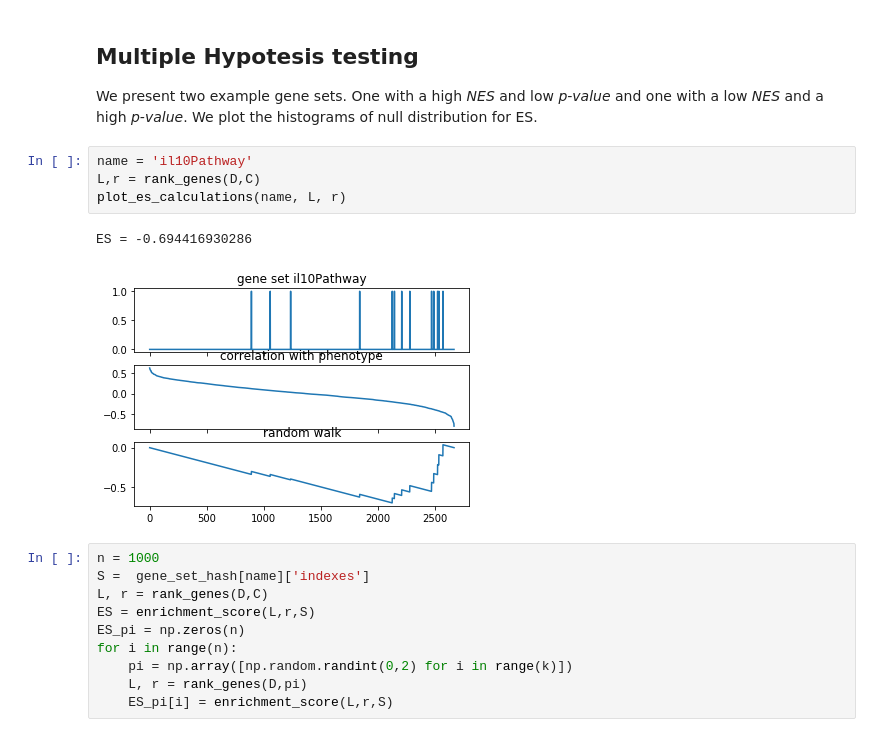
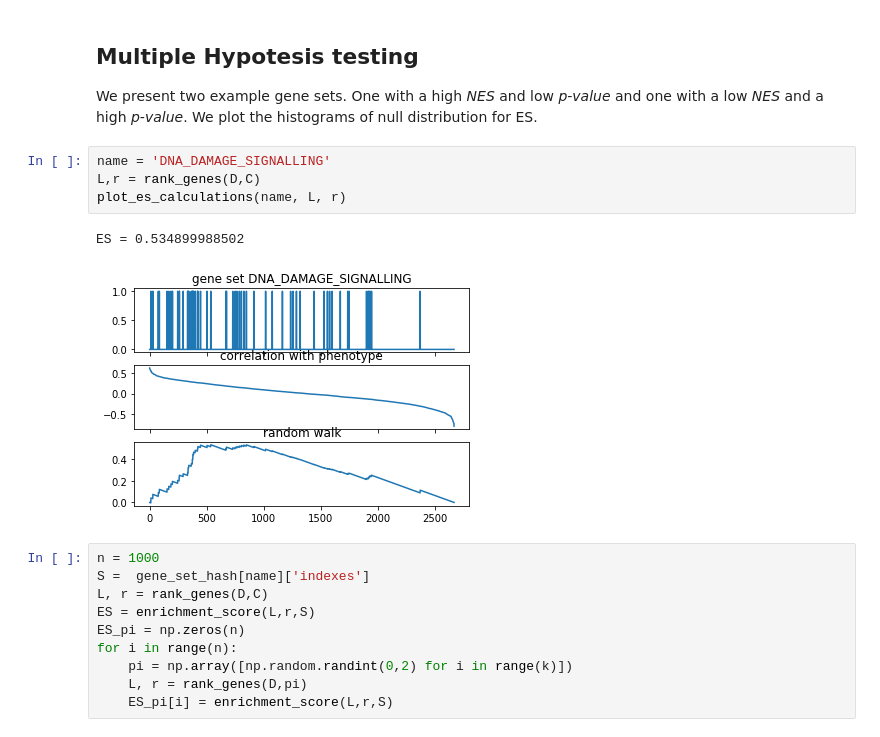
Before and after one commit to mrcinv/GSEA.py, a Jupyter notebook: Leukemia.ipynb, the cells around one changed output. Cells and saved outputs as stored; diff of their text form.

```diff
--- a/Leukemia.ipynb
+++ b/Leukemia.ipynb
@@ -169,12 +169,12 @@ display(Markdown(s))
 ## Multiple Hypotesis testing
 We present two example gene sets. One with a high *NES* and low *p-value* and one with a low *NES* and a high *p-value*. We plot the histograms of null distribution for ES.
 # %%
-name = 'il10Pathway'
+name = 'DNA_DAMAGE_SIGNALLING'
 L,r = rank_genes(D,C)
 plot_es_calculations(name, L, r)
 # %% [output]
-ES = -0.694416930286
+ES = 0.534899988502
-[figure, old version]
+[figure, new version]
 # %%
 n = 1000
 S =  gene_set_hash[name]['indexes']
```
Also changed, not shown: parts of 9 cells of this notebook, 2 other files.
